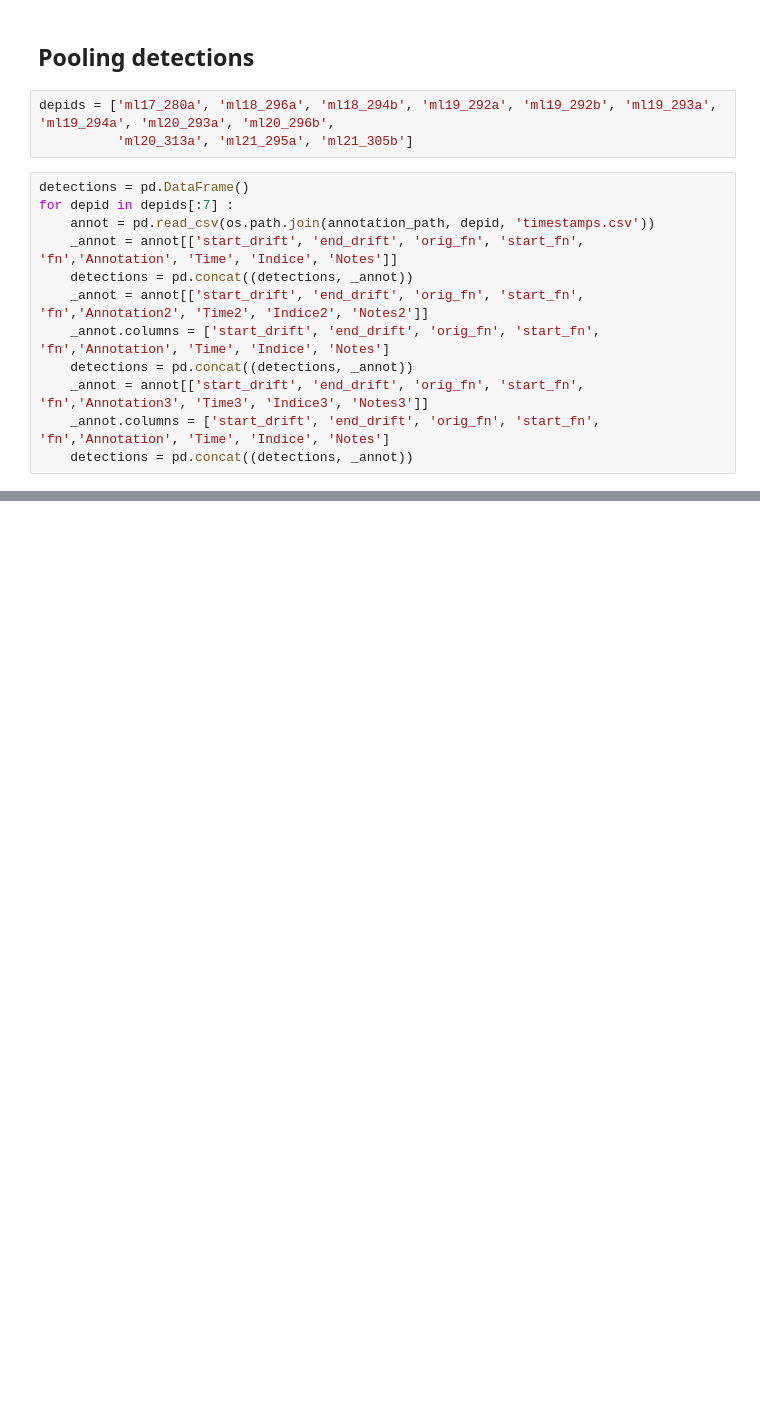
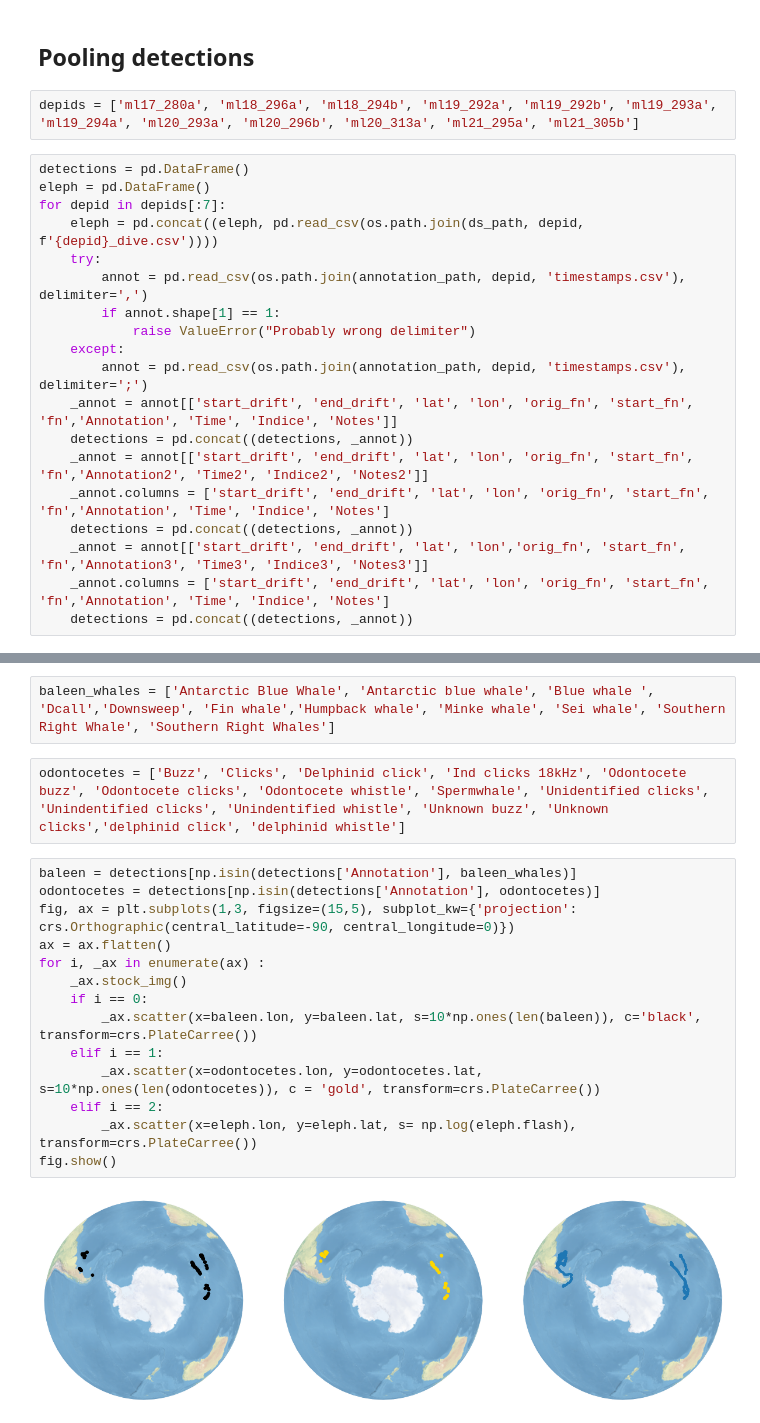
Before and after one commit to gmanatole/Biologging_Toolkit, a Jupyter notebook: notebooks/whale_detection.ipynb, the cells around one changed output, grey strips where cells are left out. Cells and saved outputs as stored; diff of their text form; blank space fills up the shorter version.

```diff
--- a/notebooks/whale_detection.ipynb
+++ b/notebooks/whale_detection.ipynb
@@ -139,17 +180,23 @@ fig.savefig("C:/Users/grosm/Desktop/thèse/Figures/")
 # %% [markdown]
 ## Pooling detections
 # %%
-depids = ['ml17_280a', 'ml18_296a', 'ml18_294b', 'ml19_292a', 'ml19_292b', 'ml19_293a', 'ml19_294a', 'ml20_293a', 'ml20_296b',
-          'ml20_313a', 'ml21_295a', 'ml21_305b']
+depids = ['ml17_280a', 'ml18_296a', 'ml18_294b', 'ml19_292a', 'ml19_292b', 'ml19_293a', 'ml19_294a', 'ml20_293a', 'ml20_296b', 'ml20_313a', 'ml21_295a', 'ml21_305b']
 # %%
 detections = pd.DataFrame()
-for depid in depids[:7] :
-    annot = pd.read_csv(os.path.join(annotation_path, depid, 'timestamps.csv'))
-    _annot = annot[['start_drift', 'end_drift', 'orig_fn', 'start_fn', 'fn','Annotation', 'Time', 'Indice', 'Notes']]
+eleph = pd.DataFrame()
+for depid in depids[:7]:
+    eleph = pd.concat((eleph, pd.read_csv(os.path.join(ds_path, depid, f'{depid}_dive.csv'))))
+    try:
+        annot = pd.read_csv(os.path.join(annotation_path, depid, 'timestamps.csv'), delimiter=',')
+        if annot.shape[1] == 1:
+            raise ValueError("Probably wrong delimiter")
+    except:
+        annot = pd.read_csv(os.path.join(annotation_path, depid, 'timestamps.csv'), delimiter=';')
+    _annot = annot[['start_drift', 'end_drift', 'lat', 'lon', 'orig_fn', 'start_fn', 'fn','Annotation', 'Time', 'Indice', 'Notes']]
     detections = pd.concat((detections, _annot))
-    _annot = annot[['start_drift', 'end_drift', 'orig_fn', 'start_fn', 'fn','Annotation2', 'Time2', 'Indice2', 'Notes2']]
-    _annot.columns = ['start_drift', 'end_drift', 'orig_fn', 'start_fn', 'fn','Annotation', 'Time', 'Indice', 'Notes']
+    _annot = annot[['start_drift', 'end_drift', 'lat', 'lon', 'orig_fn', 'start_fn', 'fn','Annotation2', 'Time2', 'Indice2', 'Notes2']]
+    _annot.columns = ['start_drift', 'end_drift', 'lat', 'lon', 'orig_fn', 'start_fn', 'fn','Annotation', 'Time', 'Indice', 'Notes']
     detections = pd.concat((detections, _annot))
-    _annot = annot[['start_drift', 'end_drift', 'orig_fn', 'start_fn', 'fn','Annotation3', 'Time3', 'Indice3', 'Notes3']]
-    _annot.columns = ['start_drift', 'end_drift', 'orig_fn', 'start_fn', 'fn','Annotation', 'Time', 'Indice', 'Notes']
+    _annot = annot[['start_drift', 'end_drift', 'lat', 'lon','orig_fn', 'start_fn', 'fn','Annotation3', 'Time3', 'Indice3', 'Notes3']]
+    _annot.columns = ['start_drift', 'end_drift', 'lat', 'lon', 'orig_fn', 'start_fn', 'fn','Annotation', 'Time', 'Indice', 'Notes']
     detections = pd.concat((detections, _annot))
@@ -160,0 +208,20 @@ print(labels)
+# %%
+baleen_whales = ['Antarctic Blue Whale', 'Antarctic blue whale', 'Blue whale ', 'Dcall','Downsweep', 'Fin whale','Humpback whale', 'Minke whale', 'Sei whale', 'Southern Right Whale', 'Southern Right Whales']
+# %%
+odontocetes = ['Buzz', 'Clicks', 'Delphinid click', 'Ind clicks 18kHz', 'Odontocete buzz', 'Odontocete clicks', 'Odontocete whistle', 'Spermwhale', 'Unidentified clicks', 'Unindentified clicks', 'Unindentified whistle', 'Unknown buzz', 'Unknown clicks','delphinid click', 'delphinid whistle']
+# %%
+baleen = detections[np.isin(detections['Annotation'], baleen_whales)]
+odontocetes = detections[np.isin(detections['Annotation'], odontocetes)]
+fig, ax = plt.subplots(1,3, figsize=(15,5), subplot_kw={'projection': crs.Orthographic(central_latitude=-90, central_longitude=0)})
+ax = ax.flatten()
+for i, _ax in enumerate(ax) :
+    _ax.stock_img()
+    if i == 0:
+        _ax.scatter(x=baleen.lon, y=baleen.lat, s=10*np.ones(len(baleen)), c='black', transform=crs.PlateCarree())
+    elif i == 1:
+        _ax.scatter(x=odontocetes.lon, y=odontocetes.lat, s=10*np.ones(len(odontocetes)), c = 'gold', transform=crs.PlateCarree())
+    elif i == 2:
+        _ax.scatter(x=eleph.lon, y=eleph.lat, s= np.log(eleph.flash), transform=crs.PlateCarree())
+fig.show()
+# %% [output]
+[figure, added]
```
Also changed, not shown: parts of 17 cells of this notebook.
